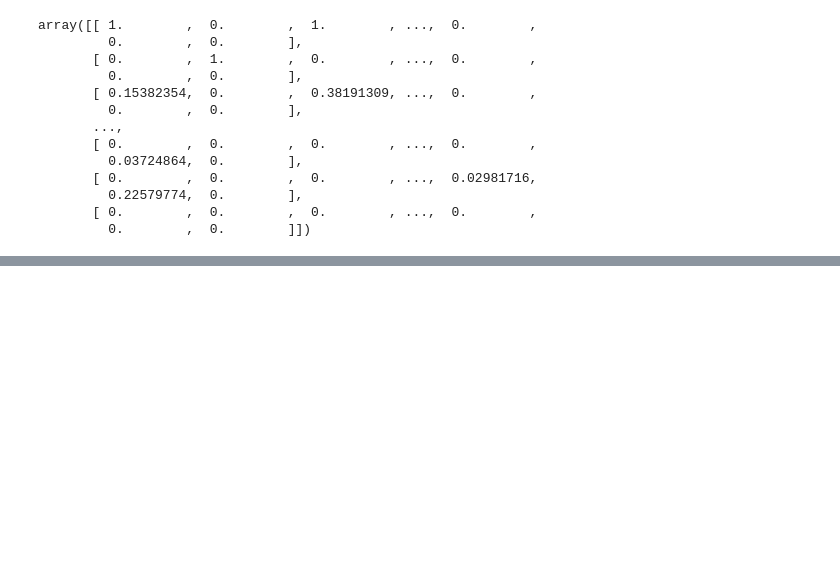
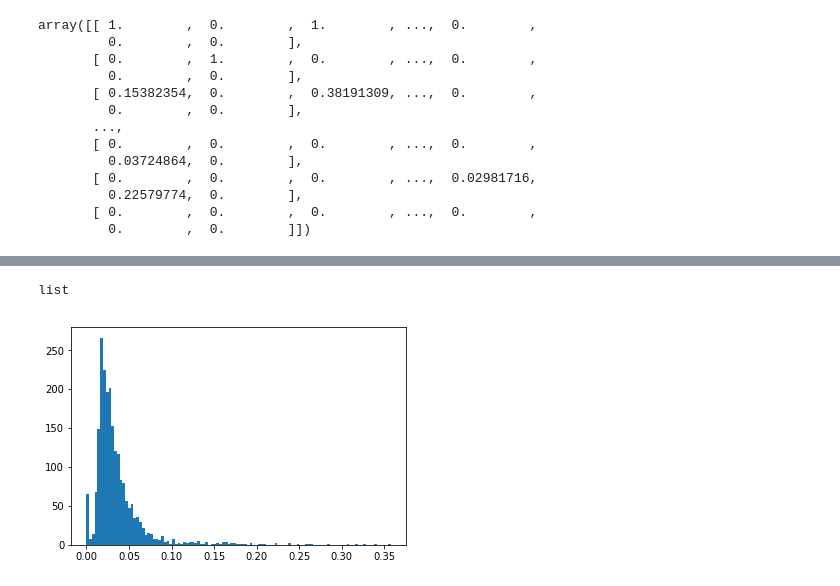
Before and after one commit to drosbcn/Networks, a Jupyter notebook: networks_project.ipynb, the cells around one changed output, grey strips where cells are left out. Saved outputs shown, nothing was run; the diff lists cells and outputs as text; code cells hidden in the pictures; blank space fills up the shorter version.

```diff
--- a/networks_project.ipynb
+++ b/networks_project.ipynb
@@ -103,3 +126,14 @@ input_output_norm
 2176 rows × 2176 columns
 # %%
 #filter input_output by index, extract
+
+deg_cent = nx.degree_centrality(G)
+# %%
+type(deg_cent.values())
+# %% [output]
+list
+# %%
+plt.hist(deg_cent.values(), bins = "auto")
+plt.show()
+# %% [output]
+[figure, added]
```
Also changed, not shown: parts of 18 cells of this notebook, 1 other file.
